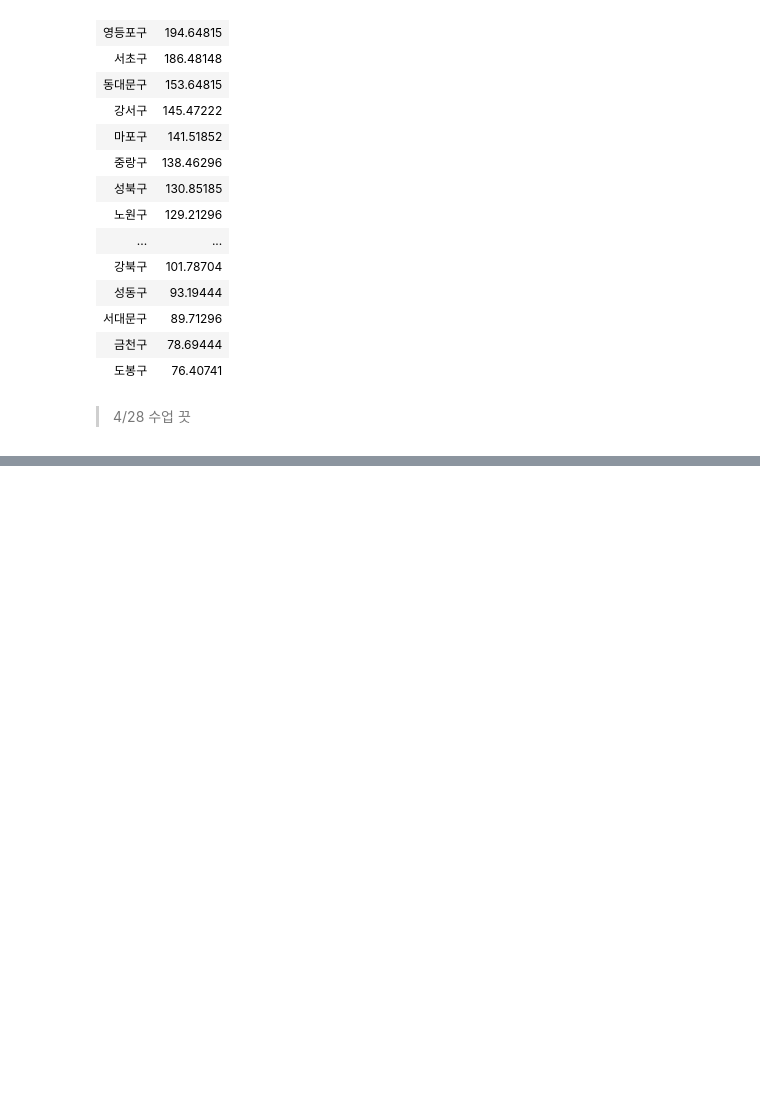
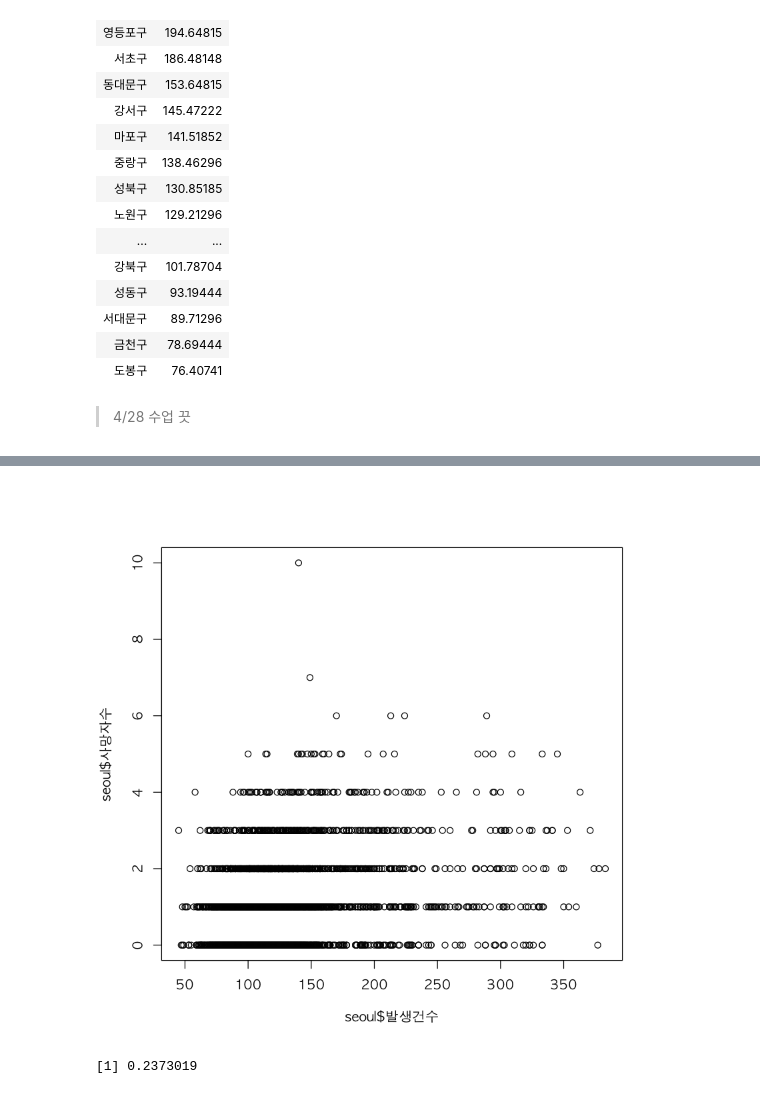
Before and after one commit to monargent0/TJRrrClass, a Jupyter notebook: 08. 파일 입출력.ipynb, the cells around one changed output, grey strips where cells are left out. Drawn from its saved outputs; the diff is of its cells as text; code cells hidden in the pictures; blank space fills up the shorter version.

```diff
--- a/08. 파일 입출력.ipynb
+++ b/08. 파일 입출력.ipynb
@@ -675,0 +804,10 @@ arrange(regionAcc.mean, desc(발생건수))
+# %%
+par(family = "AppleGothic")
+plot(seoul$발생건수 ,seoul$사망자수) # 의미없는 데이터
+# %% [output]
+[figure, added]
+# %%
+# 교통사고 부상자수와 사망자수의 관계
+cor(seoul$부상자수, seoul$사망자수) # 24% 관련이 없다. 부상 - 사망 관계가 있으면 후진국이다.
+# %% [output]
+[1] 0.2373019
```
Also changed, not shown: parts of 30 cells of this notebook.
